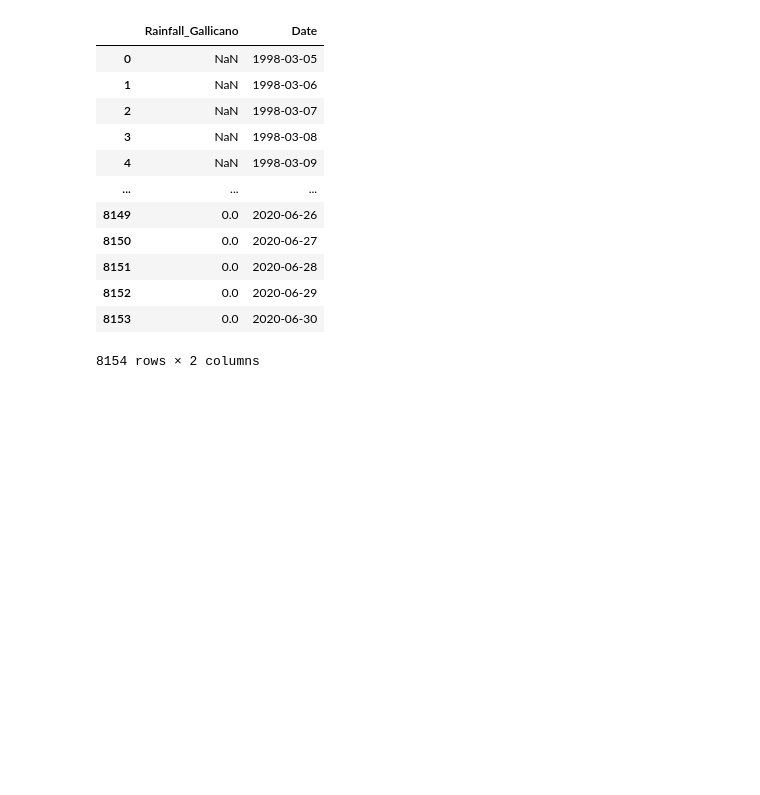
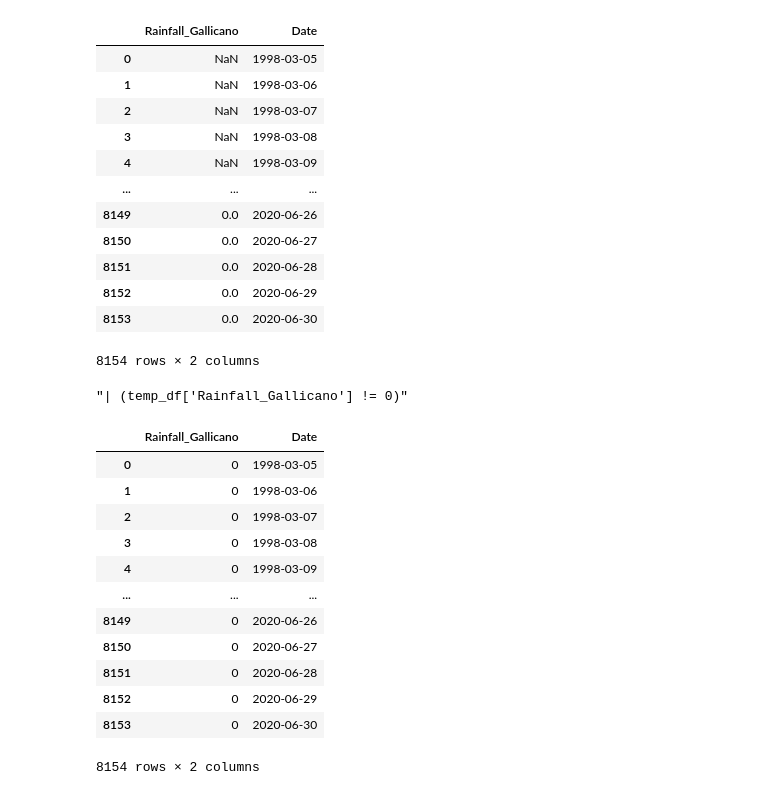
Before and after one commit to safeer-maker/Acea-Water-Prediction, a Jupyter notebook: water prediction.ipynb, the cells around one changed output. Drawn from its saved outputs; the diff is of its cells as text; code cells hidden in the pictures; blank space fills up the shorter version.

```diff
--- a/water prediction.ipynb
+++ b/water prediction.ipynb
@@ -585,7 +586,25 @@ temp_df1
 | 8152 | 0.0 | 2020-06-29 |
 | 8153 | 0.0 | 2020-06-30 |
 8154 rows × 2 columns
+# %%
+'''| (temp_df['Rainfall_Gallicano'] != 0)'''
+# %% [output]
+"| (temp_df['Rainfall_Gallicano'] != 0)"
 # %%
-temp_df1['Rainfall_Gallicano'] = (  (temp_df['Rainfall_Gallicano'].isnull()) | (temp_df['Rainfall_Gallicano'] == 0) ).astype(int)
-#temp_df1['Date'] = auser_df['Date'].copy()
+temp_df1['Rainfall_Gallicano'] = ((temp_df['Rainfall_Gallicano'].notna()) & (temp_df['Rainfall_Gallicano'] != 0)).astype(int)
+temp_df1
+# %% [output]
+|  | Rainfall_Gallicano | Date |
+| 0 | 0 | 1998-03-05 |
+| 1 | 0 | 1998-03-06 |
+| 2 | 0 | 1998-03-07 |
+| 3 | 0 | 1998-03-08 |
+| 4 | 0 | 1998-03-09 |
+| ... | ... | ... |
+| 8149 | 0 | 2020-06-26 |
+| 8150 | 0 | 2020-06-27 |
+| 8151 | 0 | 2020-06-28 |
+| 8152 | 0 | 2020-06-29 |
+| 8153 | 0 | 2020-06-30 |
+8154 rows × 2 columns
 # %%
```
Also changed, not shown: parts of 7 cells of this notebook.
